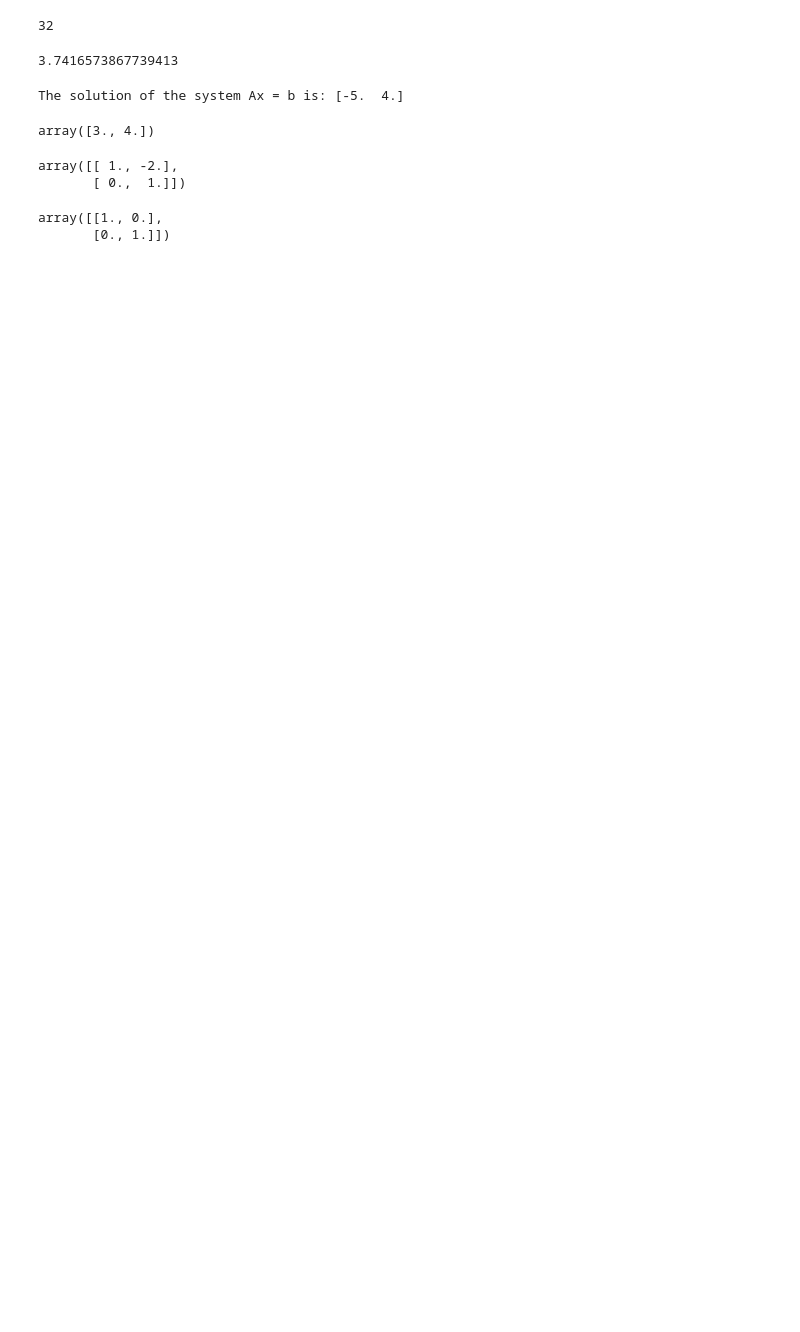
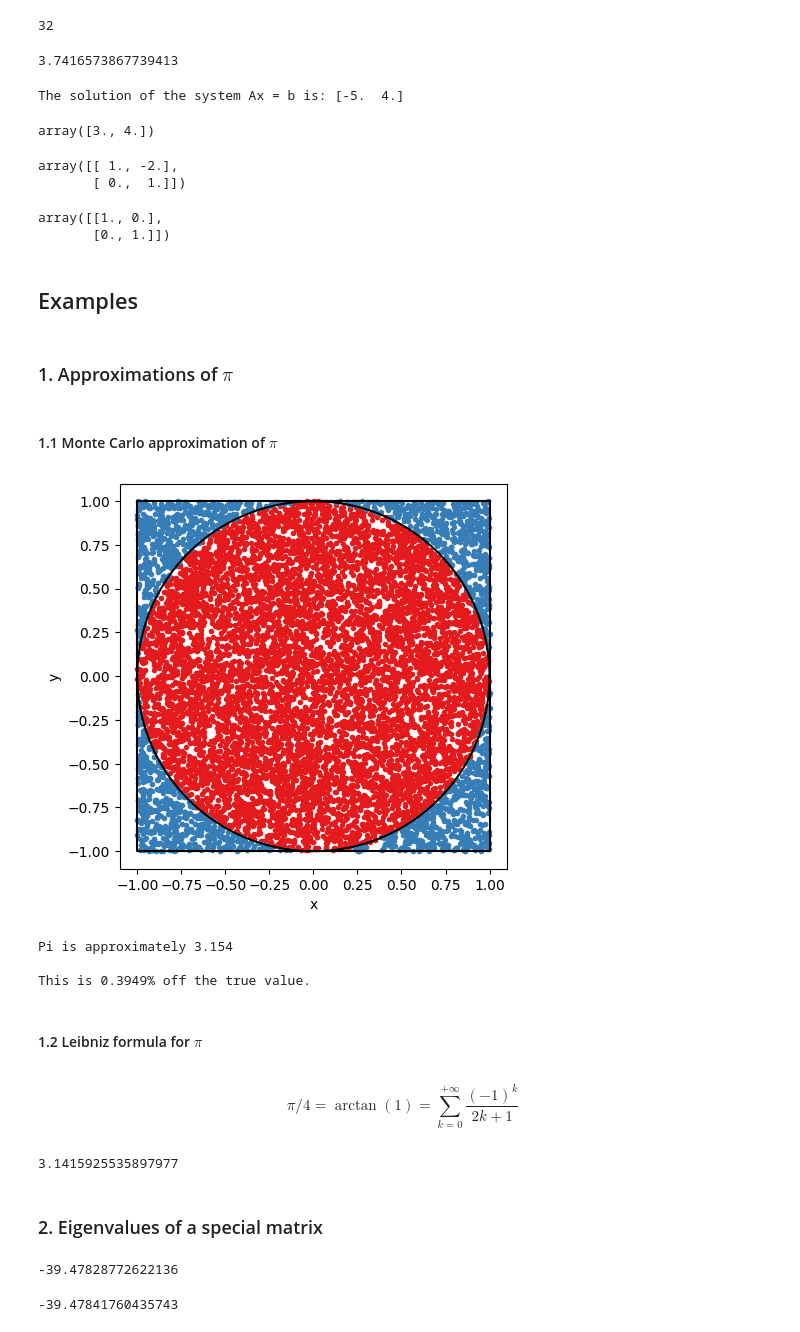
Before and after one commit to alucantonio/data_science, a Jupyter notebook: python/numpy.ipynb, the cells around one changed output. Cells and saved outputs as stored; diff of their text form; code cells hidden in the pictures; blank space fills up the shorter version.

Commit message:
[WIP] Working on examples of numpy.ipynb

```diff
--- a/python/numpy.ipynb
+++ b/python/numpy.ipynb
@@ -213,3 +214,9 @@ A @ A_inv
 # %% [output]
 array([[1., 0.],
        [0., 1.]])
+# %% [markdown]
+## Examples
+# %% [markdown]
+### 1. Approximations of $\pi$
+# %% [markdown]
+#### 1.1 Monte Carlo approximation of $\pi$
@@ -215,0 +277,20 @@ array([[1., 0.],
+# %%
+MonteCarloPi(10000)
+# %% [output]
+[figure, added]
+Pi is approximately 3.154
+
+This is 0.3949% off the true value.
+# %% [markdown]
+#### 1.2 Leibniz formula for $\pi$
+# %% [markdown]
+$$\pi/4 = \arctan(1) = \sum_{k=0}^{+\infty} \frac{(-1)^k}{2k + 1}$$
+# %%
+n = 10000000
+k = np.arange(n)
+pi_approx = 4*np.sum((-1)**k/(2*k + 1))
+print(pi_approx)
+# %% [output]
+3.1415925535897977
+# %% [markdown]
+### 2. Eigenvalues of a special matrix
@@ -215,0 +308,8 @@ array([[1., 0.],
+# %%
+w[-2]
+# %% [output]
+-39.47828772622136
+# %%
+-4*np.pi**2
+# %% [output]
+-39.47841760435743
```
Also changed, not shown: parts of 6 cells of this notebook.
